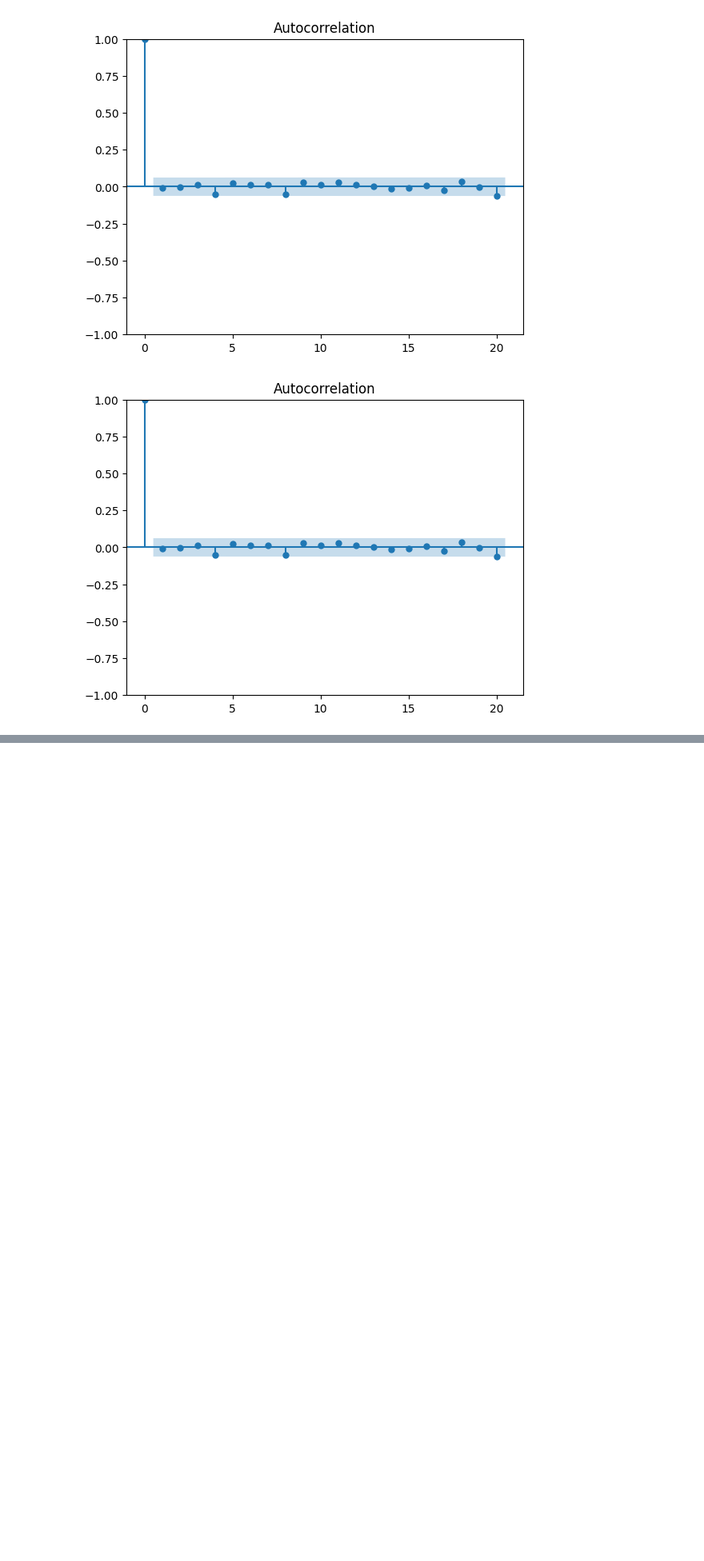
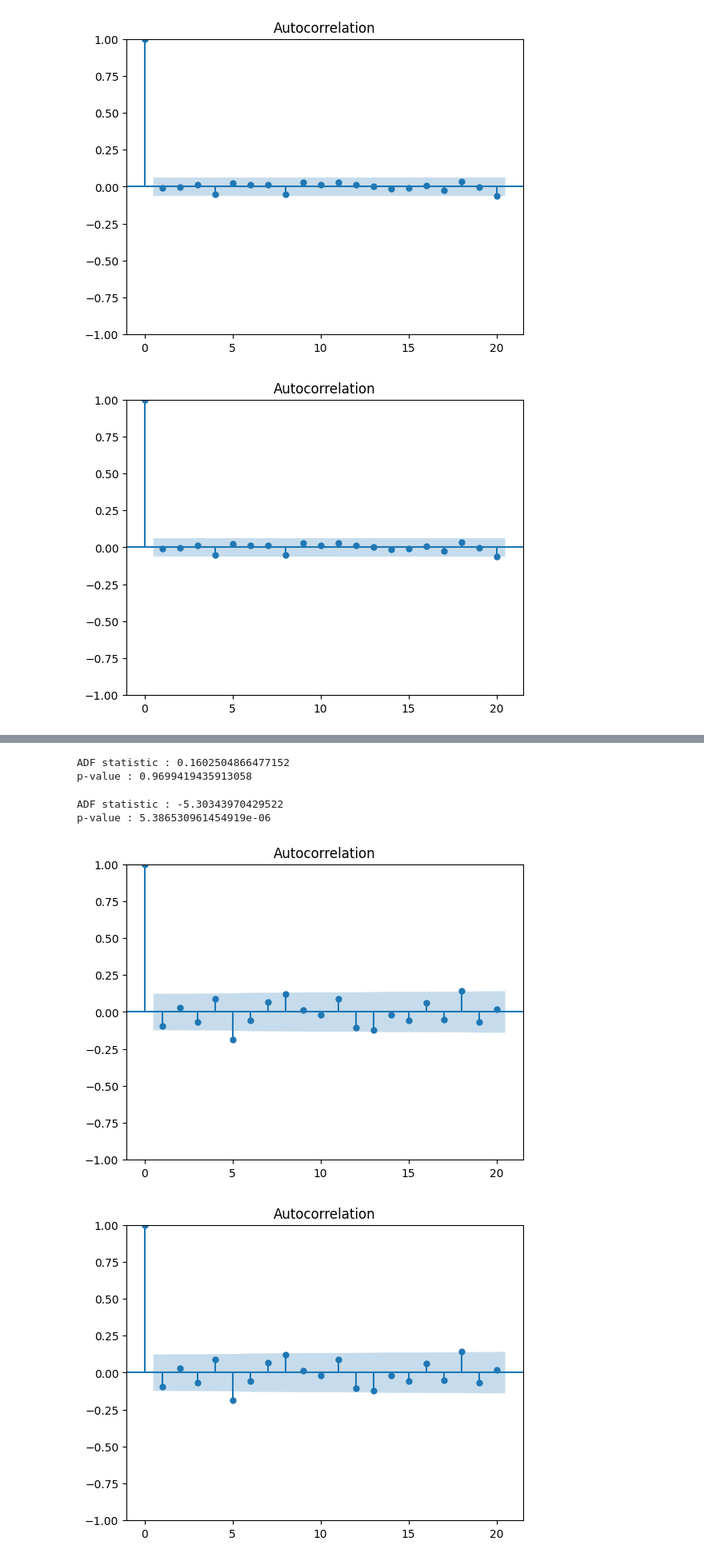
Before and after one commit to MonuSingh16/code-practice-courses-books, a Jupyter notebook: time-series-forecasting-python/ch03-random-walk.ipynb, the cells around one changed output, grey strips where cells are left out. Shown: that part at 80% size. Cells and saved outputs as stored; diff of their text form; code cells hidden in the pictures; blank space fills up the shorter version.

```diff
--- a/time-series-forecasting-python/ch03-random-walk.ipynb
+++ b/time-series-forecasting-python/ch03-random-walk.ipynb
@@ -150,0 +170,26 @@ plot_acf(diff_random_walk, lags=20)
+# %%
+googl_adf_result = adfuller(df['Close'])
+
+print(f'ADF statistic : {googl_adf_result[0]}')
+print(f'p-value : {googl_adf_result[1]}')
+# %% [output]
+ADF statistic : 0.1602504866477152
+p-value : 0.9699419435913058
+# %%
+diff_close = np.diff(df['Close'], n=1)
+
+googl_diff_adf_result = adfuller(diff_close)
+
+print(f'ADF statistic : {googl_diff_adf_result[0]}')
+print(f'p-value : {googl_diff_adf_result[1]}')
+# %% [output]
+ADF statistic : -5.30343970429522
+p-value : 5.386530961454919e-06
+# %%
+plot_acf(diff_close, lags=20)
+# we can safely assume that the coefficients at lags 5
+# and 18 are not significant, because we do not have
+# consecutive significant coefficients
+# %% [output]
+[figure, added]
+[figure, added]
```
Also changed, not shown: parts of 2 cells of this notebook.
